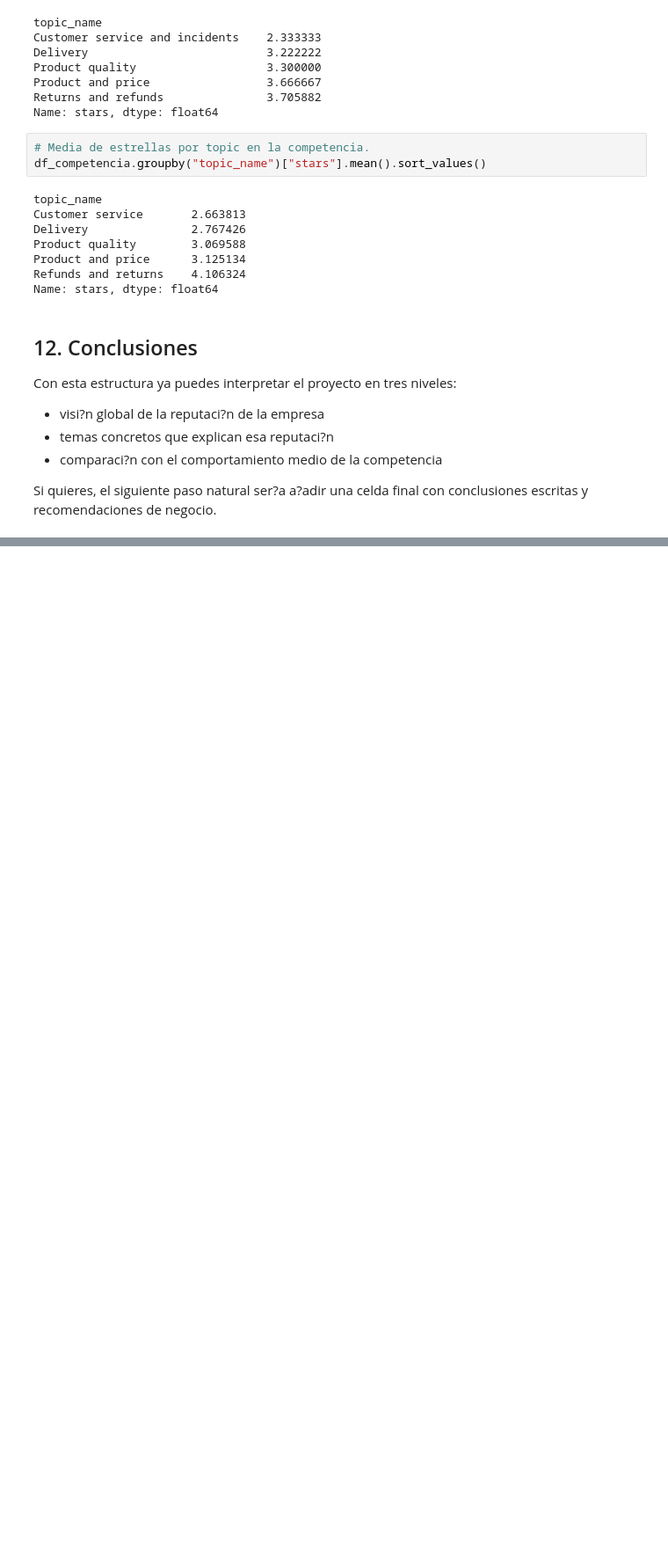
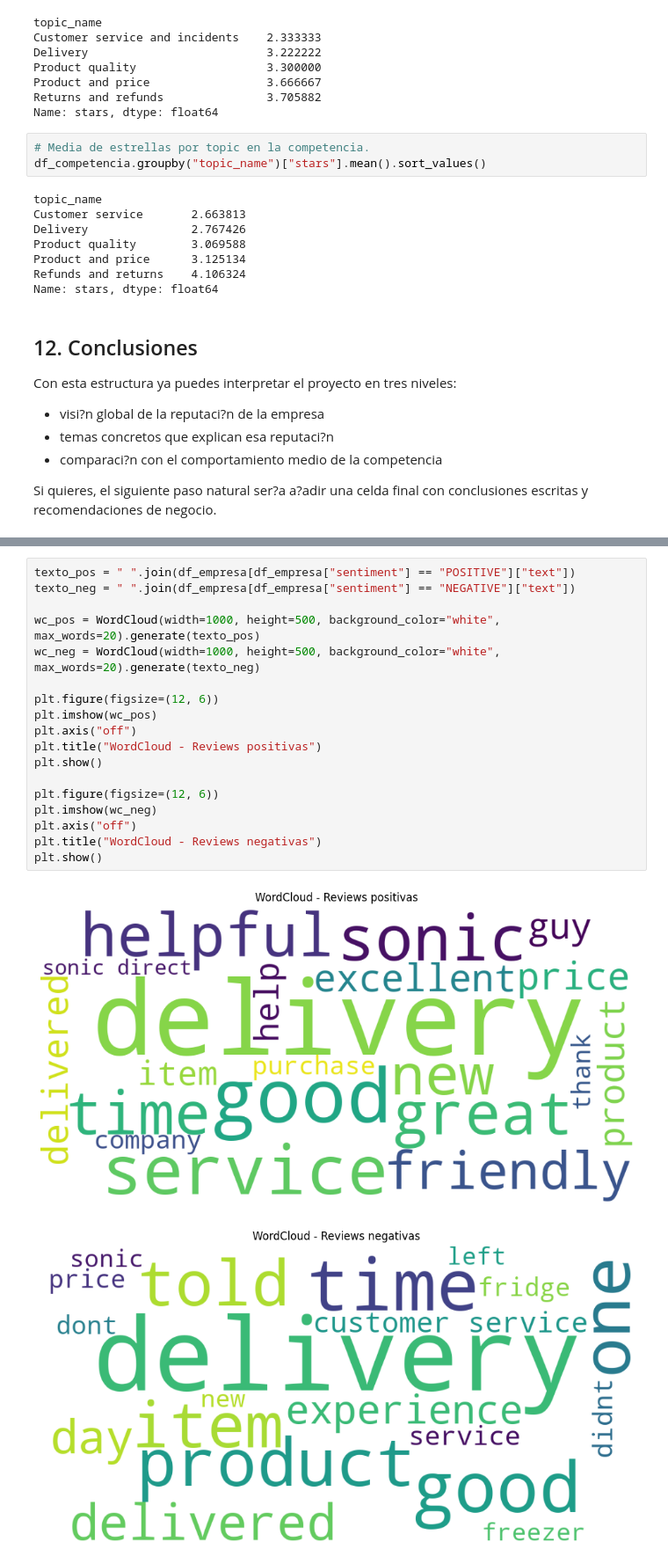
Before and after one commit to OscarFdz24/Proyecto_DeepLearning_NLP_Oscar_Fernandez, a Jupyter notebook: Review_NLP.ipynb, the cells around one changed output, grey strips where cells are left out. Shown at 88% size. Saved outputs shown, nothing was run; the diff lists cells and outputs as text; blank space fills up the shorter version.

```diff
--- a/Review_NLP.ipynb
+++ b/Review_NLP.ipynb
@@ -434,0 +460,21 @@ Si quieres, el siguiente paso natural ser?a a?adir una celda final con conclusio
+# %%
+texto_pos = " ".join(df_empresa[df_empresa["sentiment"] == "POSITIVE"]["text"])
+texto_neg = " ".join(df_empresa[df_empresa["sentiment"] == "NEGATIVE"]["text"])
+
+wc_pos = WordCloud(width=1000, height=500, background_color="white", max_words=20).generate(texto_pos)
+wc_neg = WordCloud(width=1000, height=500, background_color="white", max_words=20).generate(texto_neg)
+
+plt.figure(figsize=(12, 6))
+plt.imshow(wc_pos)
+plt.axis("off")
+plt.title("WordCloud - Reviews positivas")
+plt.show()
+
+plt.figure(figsize=(12, 6))
+plt.imshow(wc_neg)
+plt.axis("off")
+plt.title("WordCloud - Reviews negativas")
+plt.show()
+# %% [output]
+[figure, added]
+[figure, added]
```
Also changed, not shown: parts of 19 cells of this notebook.
